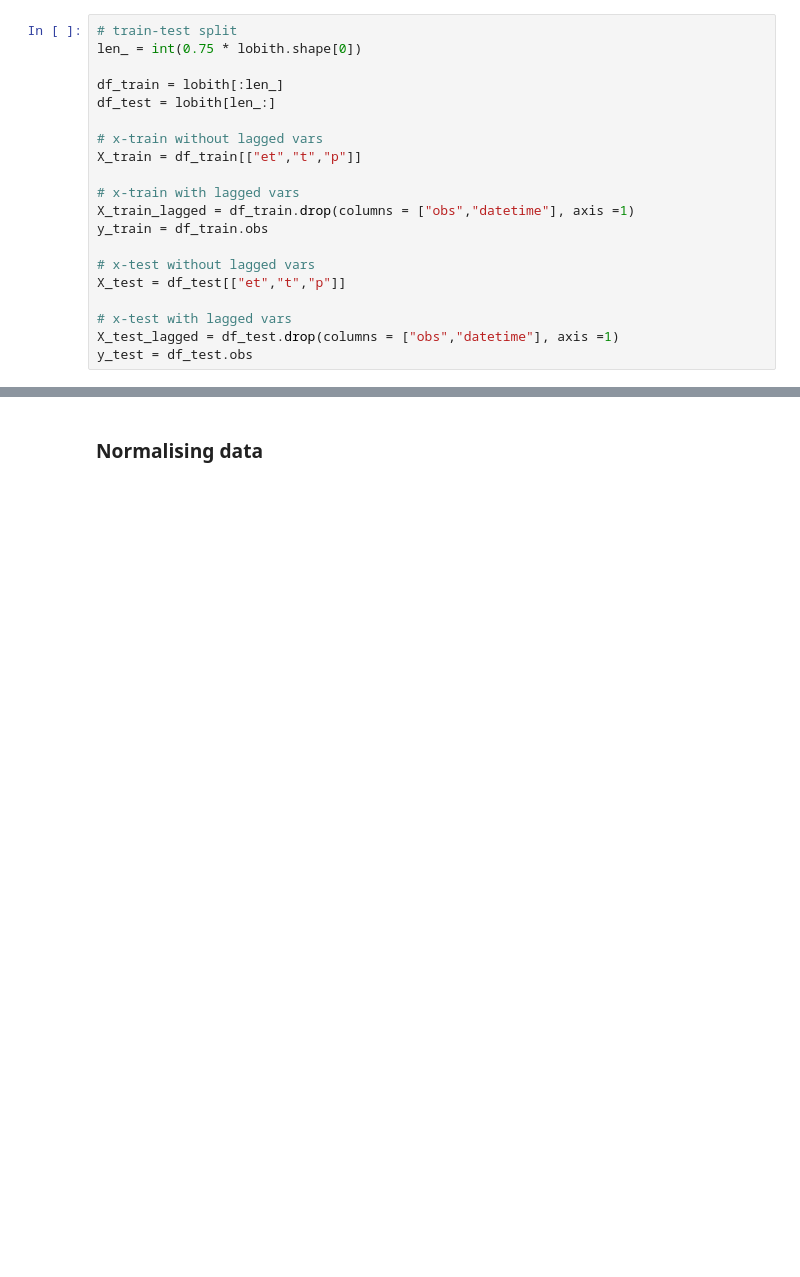
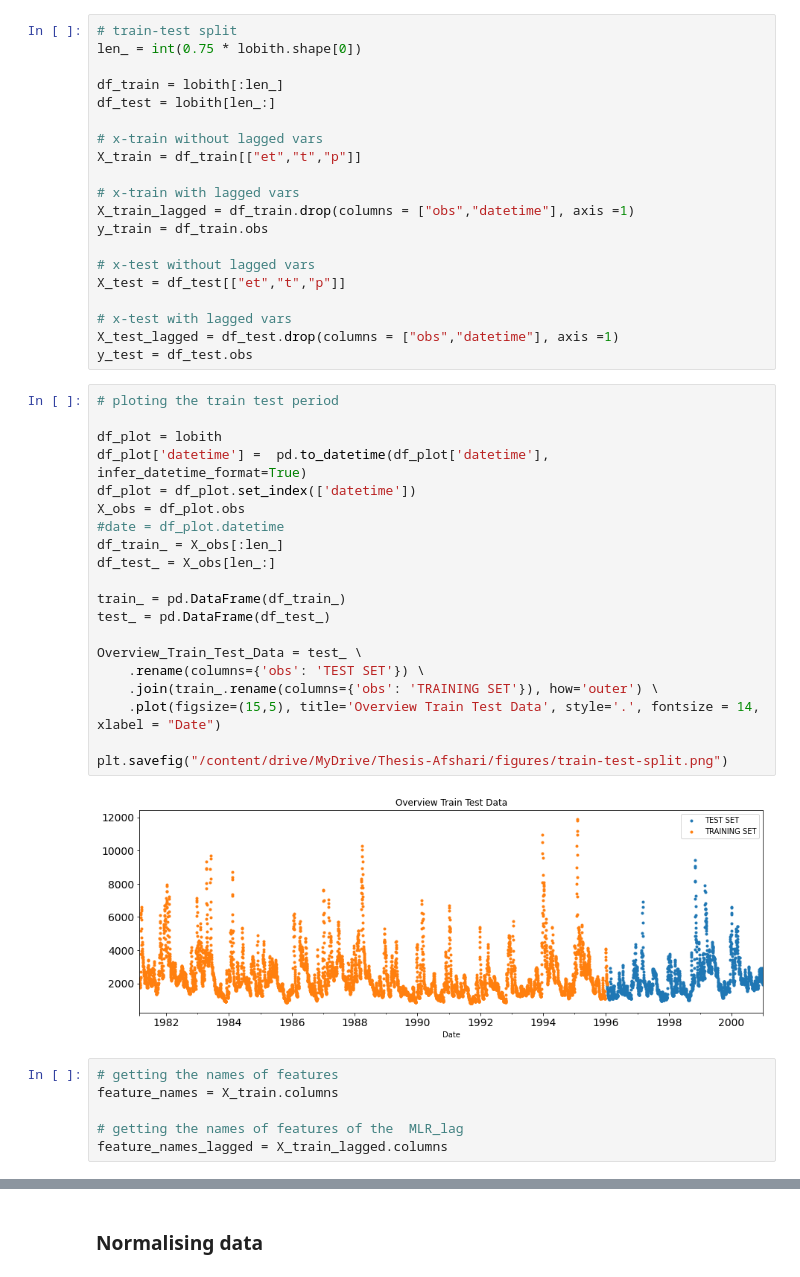
Before and after one commit to Maryam-Afshari/thesis, a Jupyter notebook: MLR_Lobith.ipynb, the cells around one changed output, grey strips where cells are left out. Saved outputs shown, nothing was run; the diff lists cells and outputs as text; blank space fills up the shorter version.

```diff
--- a/MLR_Lobith.ipynb
+++ b/MLR_Lobith.ipynb
@@ -102,3 +102,31 @@ X_test = df_test[["et","t","p"]]
 # x-test with lagged vars
 X_test_lagged = df_test.drop(columns = ["obs","datetime"], axis =1)
 y_test = df_test.obs
+# %%
+# ploting the train test period
+
+df_plot = lobith
+df_plot['datetime'] =  pd.to_datetime(df_plot['datetime'], infer_datetime_format=True)
+df_plot = df_plot.set_index(['datetime'])
+X_obs = df_plot.obs
+#date = df_plot.datetime
+df_train_ = X_obs[:len_]
+df_test_ = X_obs[len_:]
+
+train_ = pd.DataFrame(df_train_)
+test_ = pd.DataFrame(df_test_)
+
+Overview_Train_Test_Data = test_ \
+    .rename(columns={'obs': 'TEST SET'}) \
+    .join(train_.rename(columns={'obs': 'TRAINING SET'}), how='outer') \
+    .plot(figsize=(15,5), title='Overview Train Test Data', style='.', fontsize = 14, xlabel = "Date")
+
+plt.savefig("/content/drive/MyDrive/Thesis-Afshari/figures/train-test-split.png")
+# %% [output]
+[figure, added]
+# %%
+# getting the names of features
+feature_names = X_train.columns
+
+# getting the names of features of the  MLR_lag
+feature_names_lagged = X_train_lagged.columns
```
Also changed, not shown: parts of 11 cells of this notebook.
